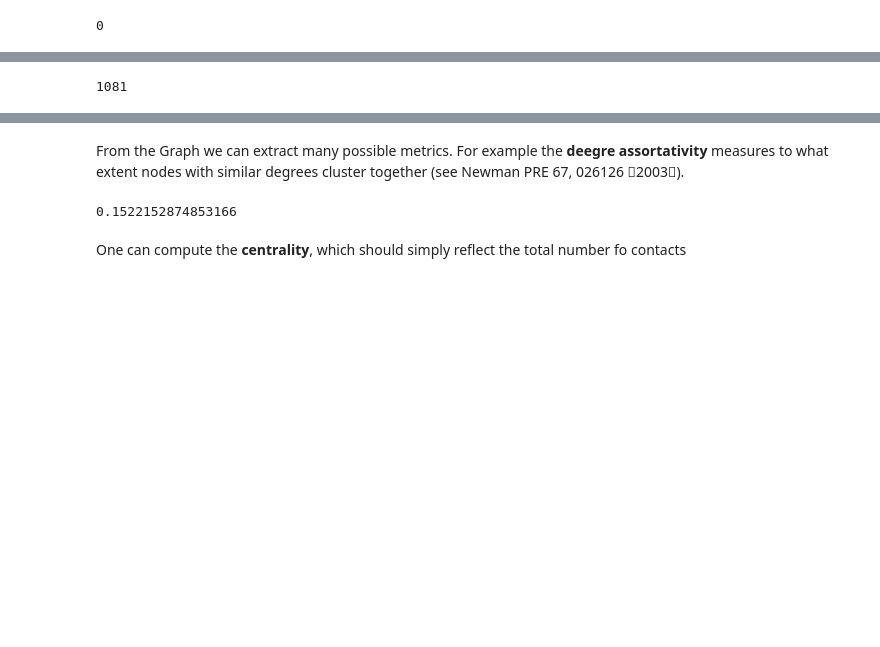
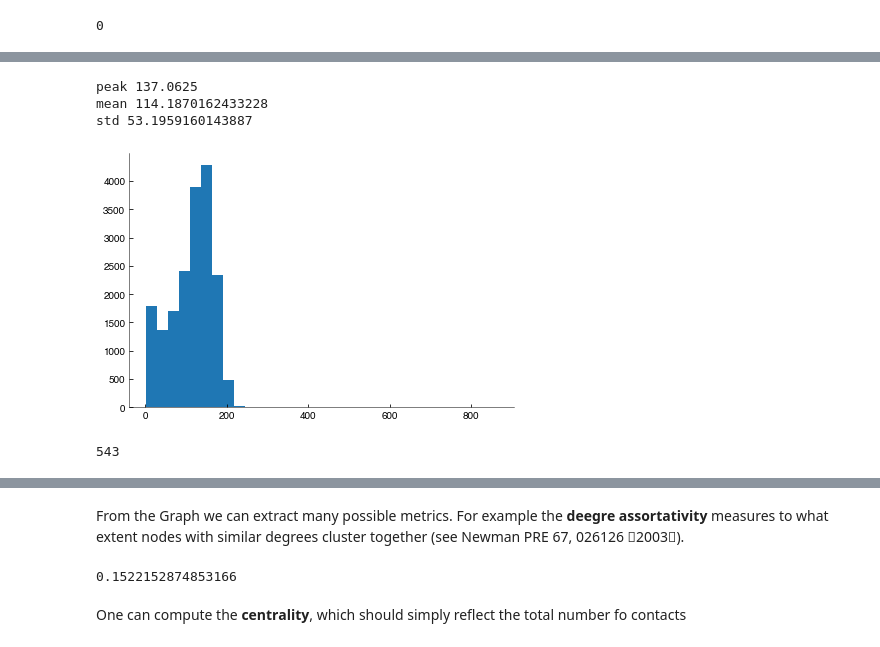
Before and after one commit to FTurci/canard-enchaine, a Jupyter notebook: Analysis.ipynb, the cells around one changed output, grey strips where cells are left out. Saved outputs shown, nothing was run; the diff lists cells and outputs as text; code cells hidden in the pictures; blank space fills up the shorter version.

```diff
--- a/Analysis.ipynb
+++ b/Analysis.ipynb
@@ -149,11 +145,23 @@ array([5282, 1524])
 # %%
 import networkx as nx
+# %%
+plt.hist(contacts.volume,bins=32);
+H, e = np.histogram(contacts.volume,bins=32)
+print('peak',e[:-1][H.argmax()])
+print('mean', np.mean(contacts.volume))
+print('std', np.std(contacts.volume))
+# %% [output]
+peak 137.0625
+mean 114.1870162433228
+std 53.1959160143887
+[figure, added]
 # %%
 G = nx.Graph()
-min_vol = 180 #very important threshold: it decides how many edges form the network. Thousands of edges quickly become unmanegeable from the plotting point of view
+min_vol = 137+53 #very important threshold: it decides how many edges form the network. Thousands of edges quickly become unmanegeable from the plotting point of view
 for i,e in enumerate(closest):
     if contacts.volume[i]>min_vol:
-        G.add_edge(e[0],e[1])#,weight=contacts.volume[i])#, weight=contacts.volume[i])
+        if len(e)>1:
+            G.add_edge(e[0],e[1])#,weight=contacts.volume[i])#, weight=contacts.volume[i])
 G.number_of_edges()
 # %% [output]
-1081
+543
```
Also changed, not shown: parts of 9 cells of this notebook.
